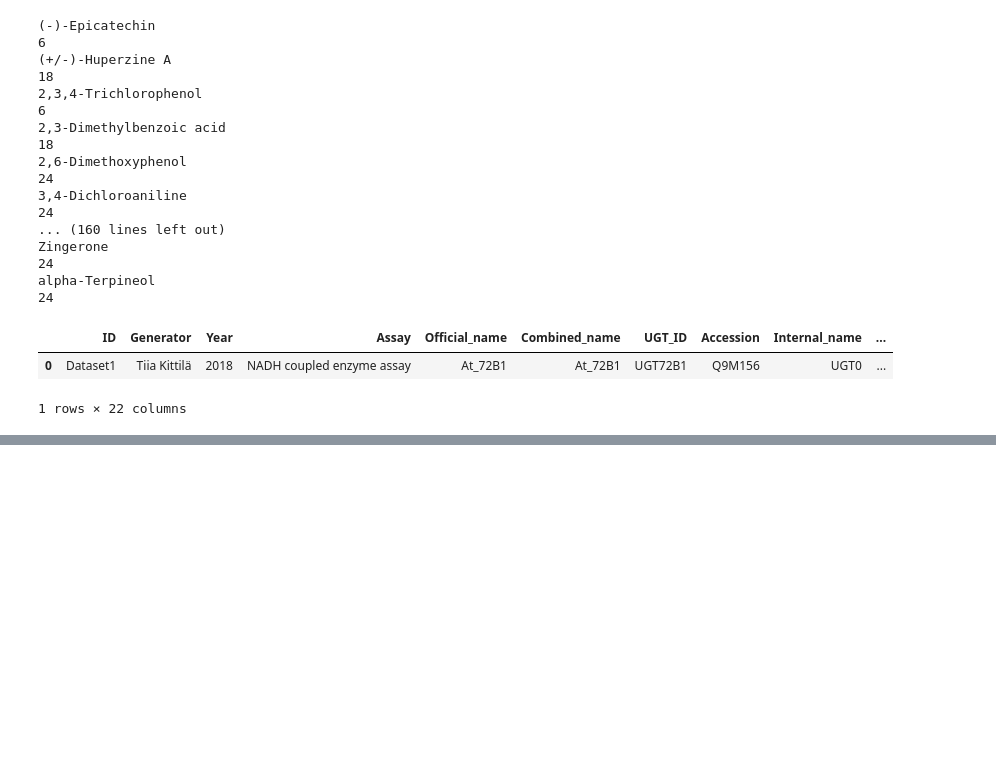
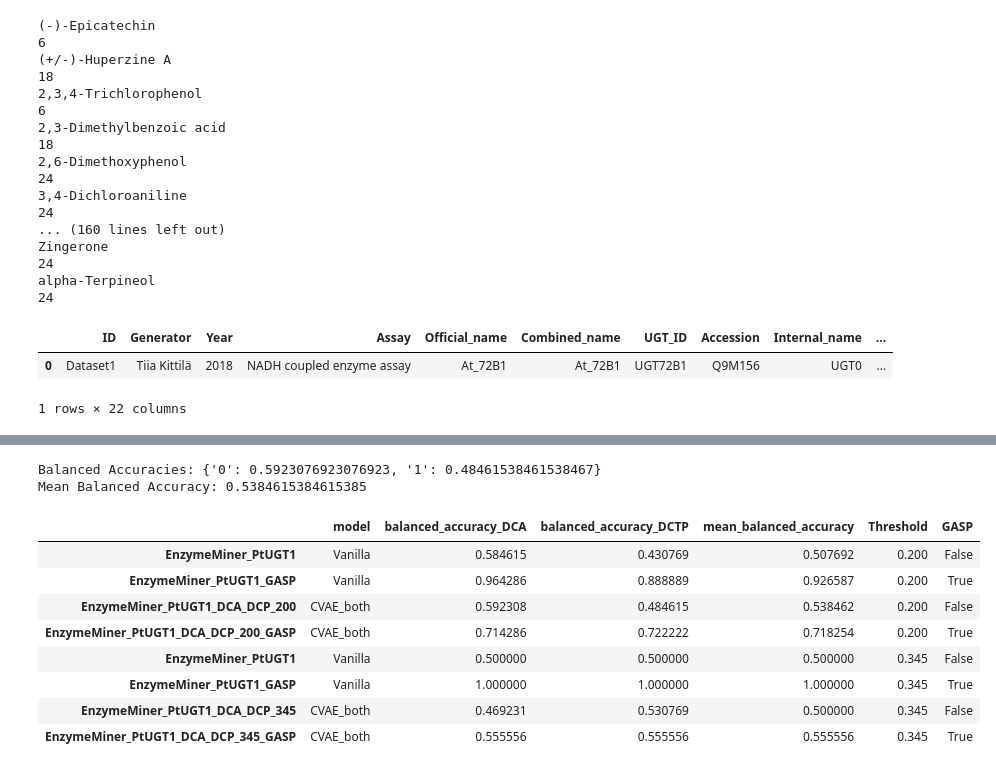
Before and after one commit to daha-la/VAE-enzymes, a Jupyter notebook: Analysis.ipynb, the cells around one changed output, grey strips where cells are left out. Cells and saved outputs as stored; diff of their text form; code cells hidden in the pictures; blank space fills up the shorter version.

```diff
--- a/Analysis.ipynb
+++ b/Analysis.ipynb
@@ -342,0 +345,67 @@ Dataset1_uniq[Dataset1_uniq.Official_name=='At_72B1']
+# %%
+# Function to extract Balanced Accuracy values from the text file
+def extract_balanced_accuracy_single(file_path):
+    # Open the file and read it line by line
+    with open(file_path, 'r') as file:
+        next_line = False
+        for line in file:
+            if next_line:
+                balanced_accuracy = float(line.strip())
+                next_line = False
+            if "balanced accuracy" in line.lower():
+                next_line = True
+    return balanced_accuracy
+
+def extract_balanced_accuracy(file_path):
+    balanced_accuracies = {}
+    mean_balanced_accuracy = None
+    row = []
+    # Open the file and read it line by line
+    with open(file_path, 'r') as file:
+        next_line = False
+        for line in file:
+            if next_line:
+                mean_balanced_accuracy = float(line.strip())
+                row.append(mean_balanced_accuracy)
+                next_line = False
+            if "balanced accuracy" in line:
+                class_ = line[6]
+                balanced_accuracies[class_] = float(line.split(":")[-1].strip())
+                row.append(balanced_accuracies[class_])
+            if "mean balanced accuracy" in line.lower():
+                next_line = True
+    return balanced_accuracies, mean_balanced_accuracy,row
+
+# Provide the path to your text file
+file_path = '/Users/dahala/GitHub/VAE-enzymes/vae_notebooks/results/EnzymeMiner_PtUGT1_DCA_DCP_200/results/knn_multi_DCA_DCTP_200_stats.txt'
+balanced_accuracies, mean_balanced_accuracy,row = extract_balanced_accuracy(file_path)
+
+# Print the results
+print("Balanced Accuracies:", balanced_accuracies)
+print("Mean Balanced Accuracy:", mean_balanced_accuracy)
+# %% [output]
+Balanced Accuracies: {'0': 0.5923076923076923, '1': 0.48461538461538467}
+Mean Balanced Accuracy: 0.5384615384615385
+# %%
+two_subs_200_df = pd.DataFrame(columns=['model','balanced_accuracy_DCA','balanced_accuracy_DCTP','mean_balanced_accuracy','Threshold','GASP'])
+thresh = 0.200
+for path in ['EnzymeMiner_PtUGT1/results/knn_multi_DCA_DCTP_200_stats.txt','EnzymeMiner_PtUGT1/results/knn_multi_DCA_DCTP_GASP_200_stats.txt',
+             'EnzymeMiner_PtUGT1_DCA_DCP_200/results/knn_multi_DCA_DCTP_200_stats.txt','EnzymeMiner_PtUGT1_DCA_DCP_200/results/knn_multi_DCA_DCTP_GASP_200_stats.txt']:
+    balanced_accuracies, mean_balanced_accuracy,row = extract_balanced_accuracy(f'/Users/dahala/GitHub/VAE-enzymes/vae_notebooks/results/{path}')
+    model_name = path.split('/')[0]
+    gasp = True if 'GASP' in path else False
+    index = model_name
+    if gasp:
+        index = model_name + '_GASP'
+    two_subs_200_df.loc[index] = [model_name] + row + [thresh] + [gasp]
+two_subs_345_df = pd.DataFrame(columns=['model','balanced_accuracy_DCA','balanced_accuracy_DCTP','mean_balanced_accuracy','Threshold','GASP'])
+thresh = 0.345
+for path in ['EnzymeMiner_PtUGT1/results/knn_multi_DCA_DCTP_345_stats.txt','EnzymeMiner_PtUGT1/results/knn_multi_DCA_DCTP_GASP_345_stats.txt',
+             'EnzymeMiner_PtUGT1_DCA_DCP_345/results/knn_multi_DCA_DCTP_345_stats.txt','EnzymeMiner_PtUGT1_DCA_DCP_345/results/knn_multi_DCA_DCTP_GASP_345_stats.txt']:
+    balanced_accuracies, mean_balanced_accuracy,row = extract_balanced_accuracy(f'/Users/dahala/GitHub/VAE-enzymes/vae_notebooks/results/{path}')
+    model_name = path.split('/')[0]
+    gasp = True if 'GASP' in path else False
+    index = model_name
+    if gasp:
+        index = model_name + '_GASP'
+    two_subs_345_df.loc[index] = [model_name] + row + [thresh] + [gasp]
@@ -342,0 +420,12 @@ Dataset1_uniq[Dataset1_uniq.Official_name=='At_72B1']
+# %%
+two_subs_df
+# %% [output]
+|  | model | balanced_accuracy_DCA | balanced_accuracy_DCTP | mean_balanced_accuracy | Threshold | GASP |
+| EnzymeMiner_PtUGT1 | Vanilla | 0.584615 | 0.430769 | 0.507692 | 0.200 | False |
+| EnzymeMiner_PtUGT1_GASP | Vanilla | 0.964286 | 0.888889 | 0.926587 | 0.200 | True |
+| EnzymeMiner_PtUGT1_DCA_DCP_200 | CVAE_both | 0.592308 | 0.484615 | 0.538462 | 0.200 | False |
+| EnzymeMiner_PtUGT1_DCA_DCP_200_GASP | CVAE_both | 0.714286 | 0.722222 | 0.718254 | 0.200 | True |
+| EnzymeMiner_PtUGT1 | Vanilla | 0.500000 | 0.500000 | 0.500000 | 0.345 | False |
+| EnzymeMiner_PtUGT1_GASP | Vanilla | 1.000000 | 1.000000 | 1.000000 | 0.345 | True |
+| EnzymeMiner_PtUGT1_DCA_DCP_345 | CVAE_both | 0.469231 | 0.530769 | 0.500000 | 0.345 | False |
+| EnzymeMiner_PtUGT1_DCA_DCP_345_GASP | CVAE_both | 0.555556 | 0.555556 | 0.555556 | 0.345 | True |
```
Also changed, not shown: parts of 8 cells of this notebook, 1 other file.
